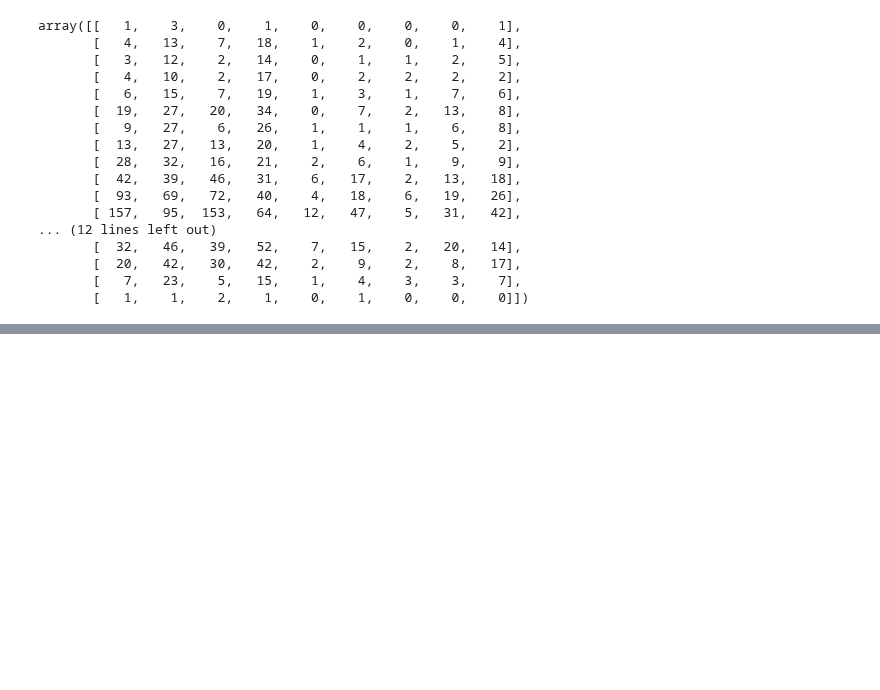
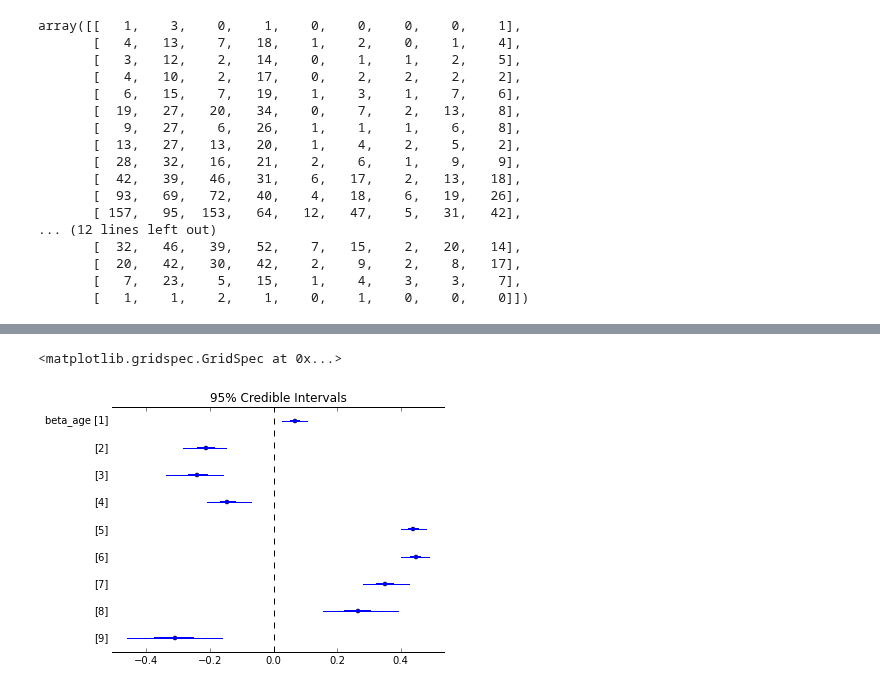
Before and after one commit to fonnesbeck/SaoPauloMeasles, a Jupyter notebook: Simple Measles Model.ipynb, the cells around one changed output, grey strips where cells are left out. Drawn from its saved outputs; the diff is of its cells as text; code cells hidden in the pictures; blank space fills up the shorter version.

```diff
--- a/Simple Measles Model.ipynb
+++ b/Simple Measles Model.ipynb
@@ -210,3 +346,5 @@ N
+# %%
+p_susc_age = np.array([total_susc[s].mean() for s in age_slices])
 # %% [markdown]
 Compile bi-weekly confirmed and unconfirmed data by Sao Paulo district
 # %%
@@ -279,6 +405,10 @@ array([[   1,    3,    0,    1,    0,    0,    0,    0,    1],
        [   7,   23,    5,   15,    1,    4,    3,    3,    7],
        [   1,    1,    2,    1,    0,    1,    0,    0,    0]])
 # %%
+# Extract observed data
 obs_date = '1997-06-15'
 obs_index = sp_counts_2w.index <= obs_date
 I_obs_t = I_obs[obs_index]
+
+# Specify confirmation model
+confirmation = True
@@ -323,5 +468,5 @@ with Model() as model:
 # %%
-iterations = 100000
-burn = 90000
+iterations = 20000
+burn = 10000
 # %%
 with model:
@@ -337,0 +486,5 @@ traceplot(trace[burn:], vars=['beta'])
+# %%
+forestplot(trace[burn:], vars=['beta_age'])
+# %% [output]
+<matplotlib.gridspec.GridSpec at 0x...>
+[figure, added]
```
Also changed, not shown: parts of 36 cells of this notebook.
